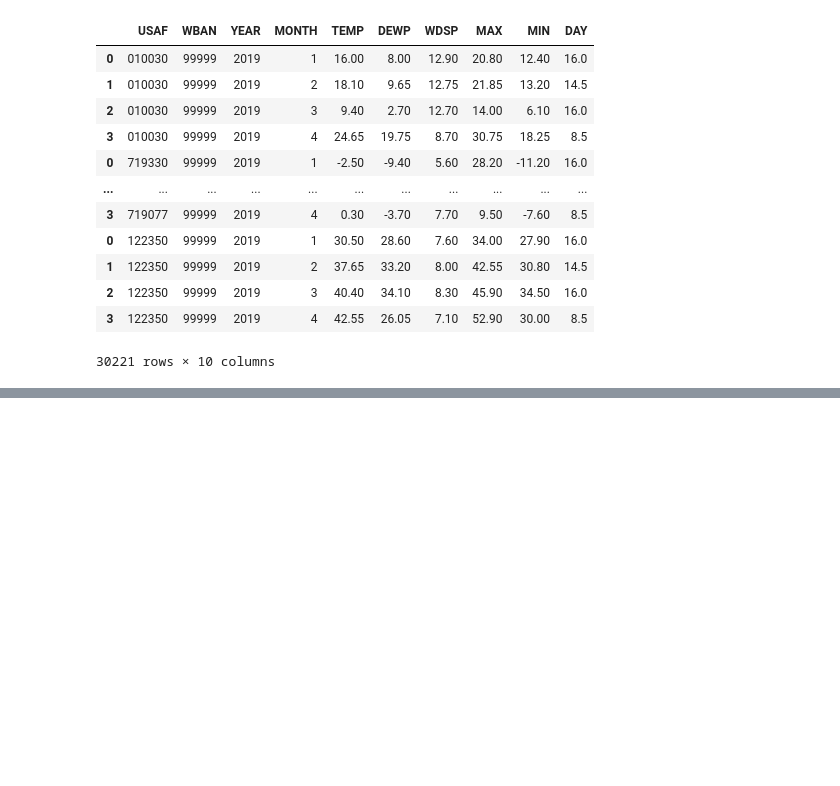
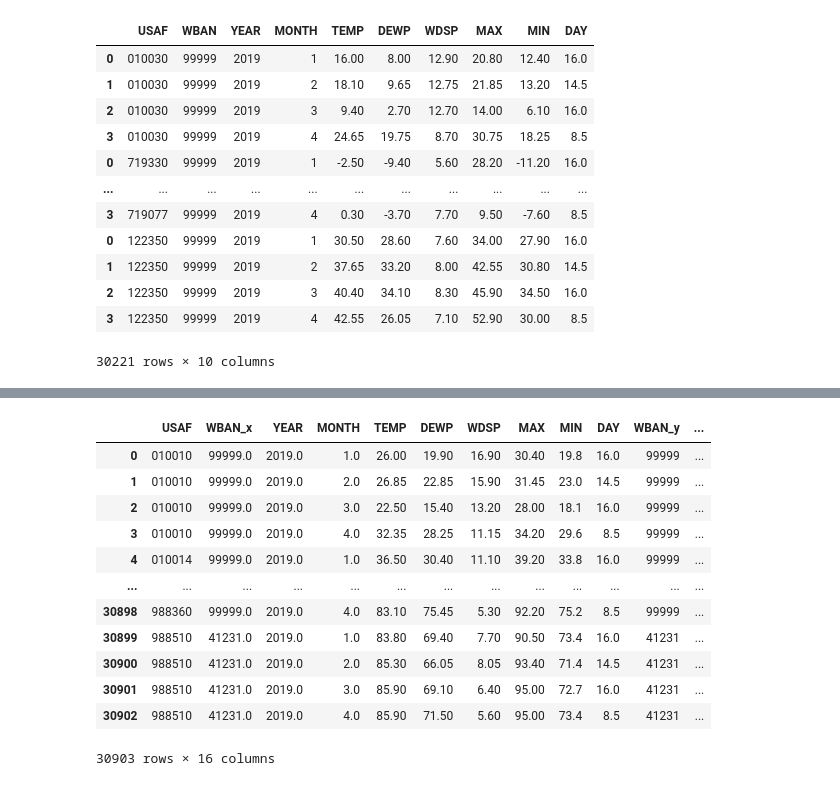
Before and after one commit to Jagjeet/weatherdata-project, a Jupyter notebook: Weather Monitoring.ipynb, the cells around one changed output, grey strips where cells are left out. Saved outputs shown, nothing was run; the diff lists cells and outputs as text; code cells hidden in the pictures; blank space fills up the shorter version.

```diff
--- a/Weather Monitoring.ipynb
+++ b/Weather Monitoring.ipynb
@@ -89,0 +123,17 @@ df
+# %%
+merged_clean_df = merged_df.loc[merged_df["USAF"] != "999999", :]
+merged_clean_df
+# %% [output]
+|  | USAF | WBAN_x | YEAR | MONTH | TEMP | DEWP | WDSP | MAX | MIN | DAY | WBAN_y | ... |
+| 0 | 010010 | 99999.0 | 2019.0 | 1.0 | 26.00 | 19.90 | 16.90 | 30.40 | 19.8 | 16.0 | 99999 | ... |
+| 1 | 010010 | 99999.0 | 2019.0 | 2.0 | 26.85 | 22.85 | 15.90 | 31.45 | 23.0 | 14.5 | 99999 | ... |
+| 2 | 010010 | 99999.0 | 2019.0 | 3.0 | 22.50 | 15.40 | 13.20 | 28.00 | 18.1 | 16.0 | 99999 | ... |
+| 3 | 010010 | 99999.0 | 2019.0 | 4.0 | 32.35 | 28.25 | 11.15 | 34.20 | 29.6 | 8.5 | 99999 | ... |
+| 4 | 010014 | 99999.0 | 2019.0 | 1.0 | 36.50 | 30.40 | 11.10 | 39.20 | 33.8 | 16.0 | 99999 | ... |
+| ... | ... | ... | ... | ... | ... | ... | ... | ... | ... | ... | ... | ... |
+| 30898 | 988360 | 99999.0 | 2019.0 | 4.0 | 83.10 | 75.45 | 5.30 | 92.20 | 75.2 | 8.5 | 99999 | ... |
+| 30899 | 988510 | 41231.0 | 2019.0 | 1.0 | 83.80 | 69.40 | 7.70 | 90.50 | 73.4 | 16.0 | 41231 | ... |
+| 30900 | 988510 | 41231.0 | 2019.0 | 2.0 | 85.30 | 66.05 | 8.05 | 93.40 | 71.4 | 14.5 | 41231 | ... |
+| 30901 | 988510 | 41231.0 | 2019.0 | 3.0 | 85.90 | 69.10 | 6.40 | 95.00 | 72.7 | 16.0 | 41231 | ... |
+| 30902 | 988510 | 41231.0 | 2019.0 | 4.0 | 85.90 | 71.50 | 5.60 | 95.00 | 73.4 | 8.5 | 41231 | ... |
+30903 rows × 16 columns
```
Also changed, not shown: parts of 2 cells of this notebook.
